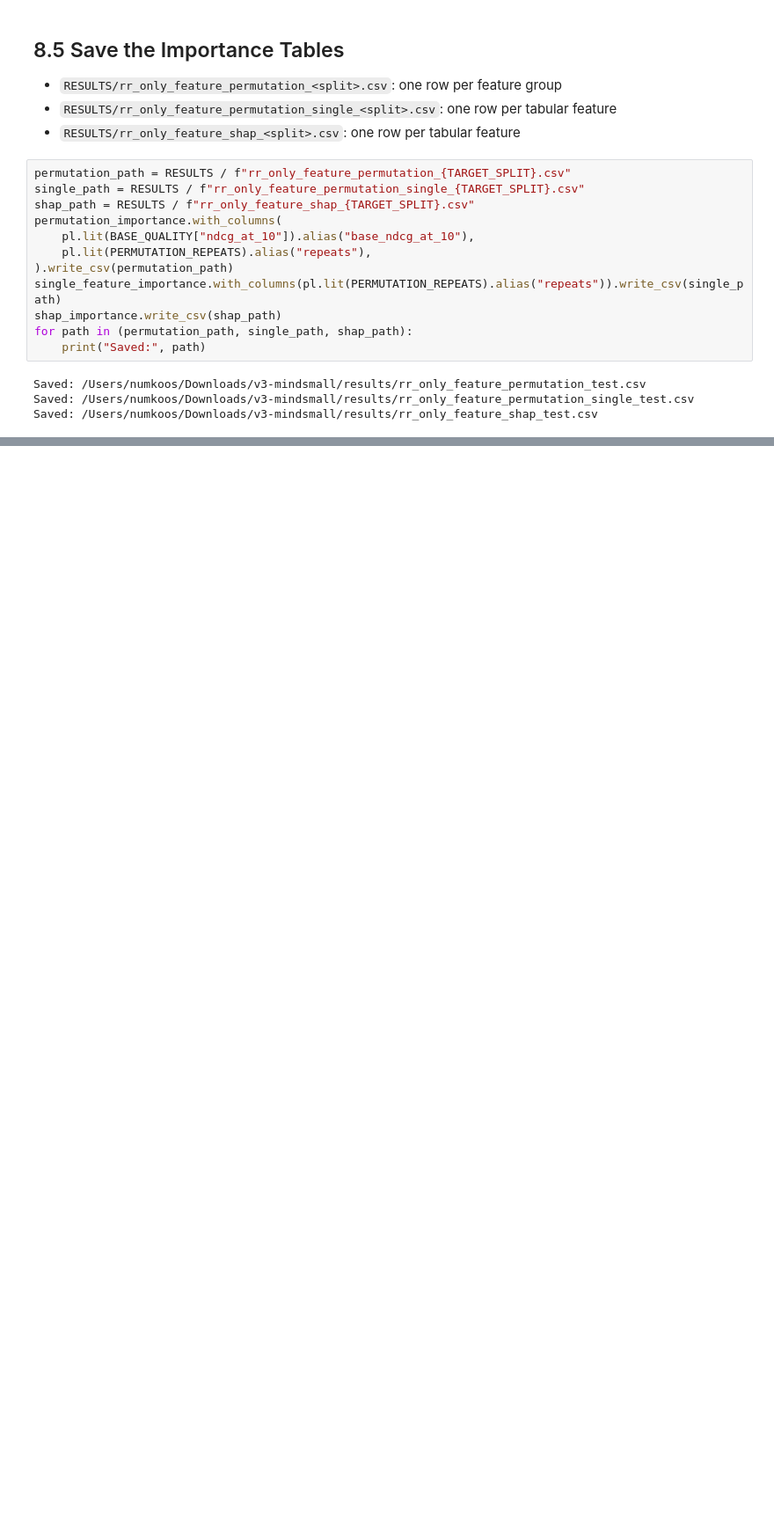
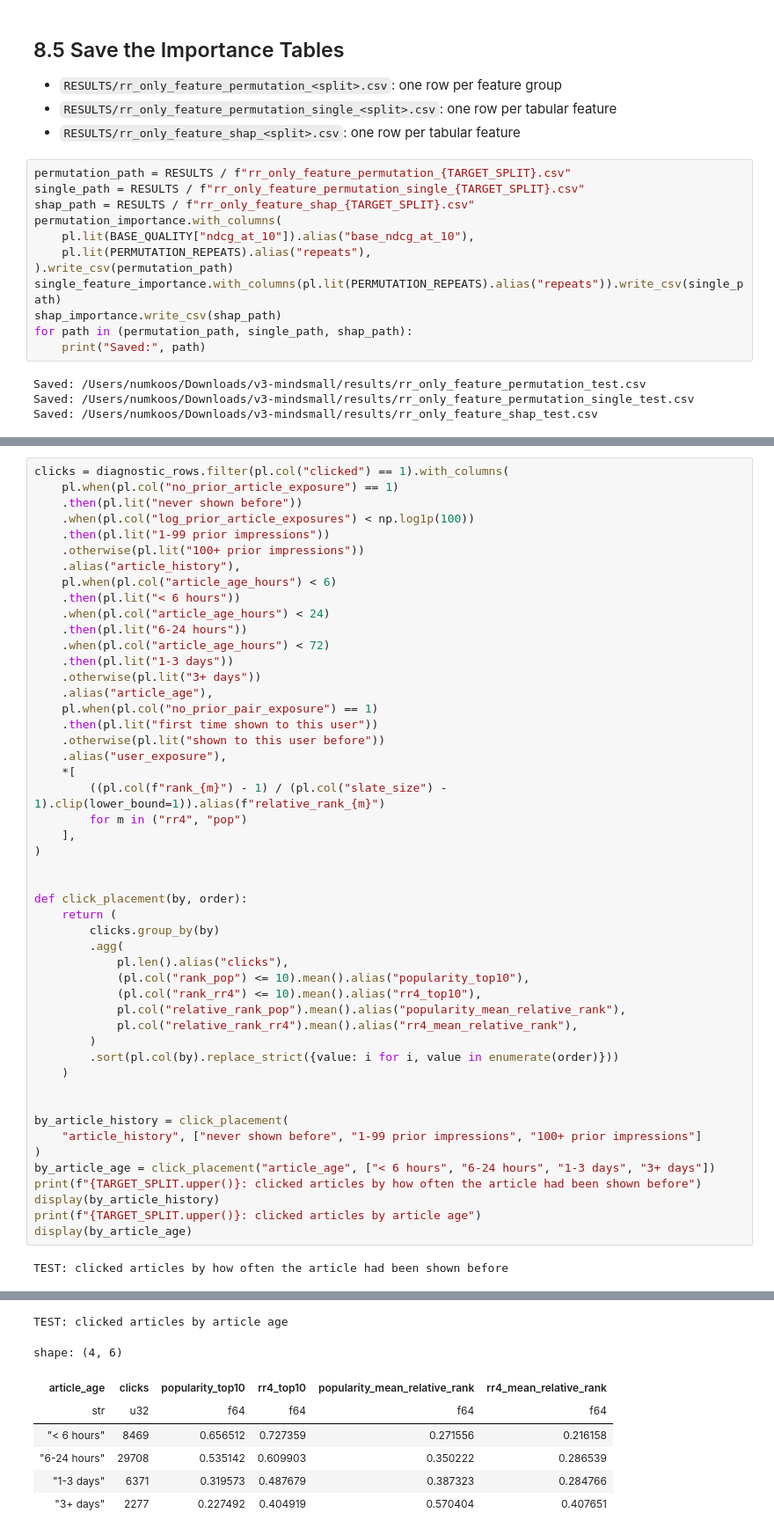
Before and after one commit to hippo2311/BT4222-Group-6-, a Jupyter notebook: 5_Models/5_03_Pipeline_Evaluation/1_RR_only/PE_RR_logged_slates.ipynb, the cells around one changed output, grey strips where cells are left out. Shown at 88% size. Drawn from its saved outputs; the diff is of its cells as text; blank space fills up the shorter version.

```diff
--- a/5_Models/5_03_Pipeline_Evaluation/1_RR_only/PE_RR_logged_slates.ipynb
+++ b/5_Models/5_03_Pipeline_Evaluation/1_RR_only/PE_RR_logged_slates.ipynb
@@ -2249,0 +2547,51 @@ Saved: /Users/numkoos/Downloads/v3-mindsmall/results/rr_only_feature_shap_test.c
+# %%
+clicks = diagnostic_rows.filter(pl.col("clicked") == 1).with_columns(
+    pl.when(pl.col("no_prior_article_exposure") == 1)
+    .then(pl.lit("never shown before"))
+    .when(pl.col("log_prior_article_exposures") < np.log1p(100))
+    .then(pl.lit("1-99 prior impressions"))
+    .otherwise(pl.lit("100+ prior impressions"))
+    .alias("article_history"),
+    pl.when(pl.col("article_age_hours") < 6)
+    .then(pl.lit("< 6 hours"))
+    .when(pl.col("article_age_hours") < 24)
+    .then(pl.lit("6-24 hours"))
+    .when(pl.col("article_age_hours") < 72)
+    .then(pl.lit("1-3 days"))
+    .otherwise(pl.lit("3+ days"))
+    .alias("article_age"),
+    pl.when(pl.col("no_prior_pair_exposure") == 1)
+    .then(pl.lit("first time shown to this user"))
+    .otherwise(pl.lit("shown to this user before"))
+    .alias("user_exposure"),
+    *[
+        ((pl.col(f"rank_{m}") - 1) / (pl.col("slate_size") - 1).clip(lower_bound=1)).alias(f"relative_rank_{m}")
+        for m in ("rr4", "pop")
+    ],
+)
+
+
+def click_placement(by, order):
+    return (
+        clicks.group_by(by)
+        .agg(
+            pl.len().alias("clicks"),
+            (pl.col("rank_pop") <= 10).mean().alias("popularity_top10"),
+            (pl.col("rank_rr4") <= 10).mean().alias("rr4_top10"),
+            pl.col("relative_rank_pop").mean().alias("popularity_mean_relative_rank"),
+            pl.col("relative_rank_rr4").mean().alias("rr4_mean_relative_rank"),
+        )
+        .sort(pl.col(by).replace_strict({value: i for i, value in enumerate(order)}))
+    )
+
+
+by_article_history = click_placement(
+    "article_history", ["never shown before", "1-99 prior impressions", "100+ prior impressions"]
+)
+by_article_age = click_placement("article_age", ["< 6 hours", "6-24 hours", "1-3 days", "3+ days"])
+print(f"{TARGET_SPLIT.upper()}: clicked articles by how often the article had been shown before")
+display(by_article_history)
+print(f"{TARGET_SPLIT.upper()}: clicked articles by article age")
+display(by_article_age)
+# %% [output]
+TEST: clicked articles by how often the article had been shown before
@@ -2249,0 +2604,8 @@ Saved: /Users/numkoos/Downloads/v3-mindsmall/results/rr_only_feature_shap_test.c
+TEST: clicked articles by article age
+shape: (4, 6)
+| article_age | clicks | popularity_top10 | rr4_top10 | popularity_mean_relative_rank | rr4_mean_relative_rank |
+| str | u32 | f64 | f64 | f64 | f64 |
+| "< 6 hours" | 8469 | 0.656512 | 0.727359 | 0.271556 | 0.216158 |
+| "6-24 hours" | 29708 | 0.535142 | 0.609903 | 0.350222 | 0.286539 |
+| "1-3 days" | 6371 | 0.319573 | 0.487679 | 0.387323 | 0.284766 |
+| "3+ days" | 2277 | 0.227492 | 0.404919 | 0.570404 | 0.407651 |
```
Also changed, not shown: parts of 22 cells of this notebook, 2 other files.
